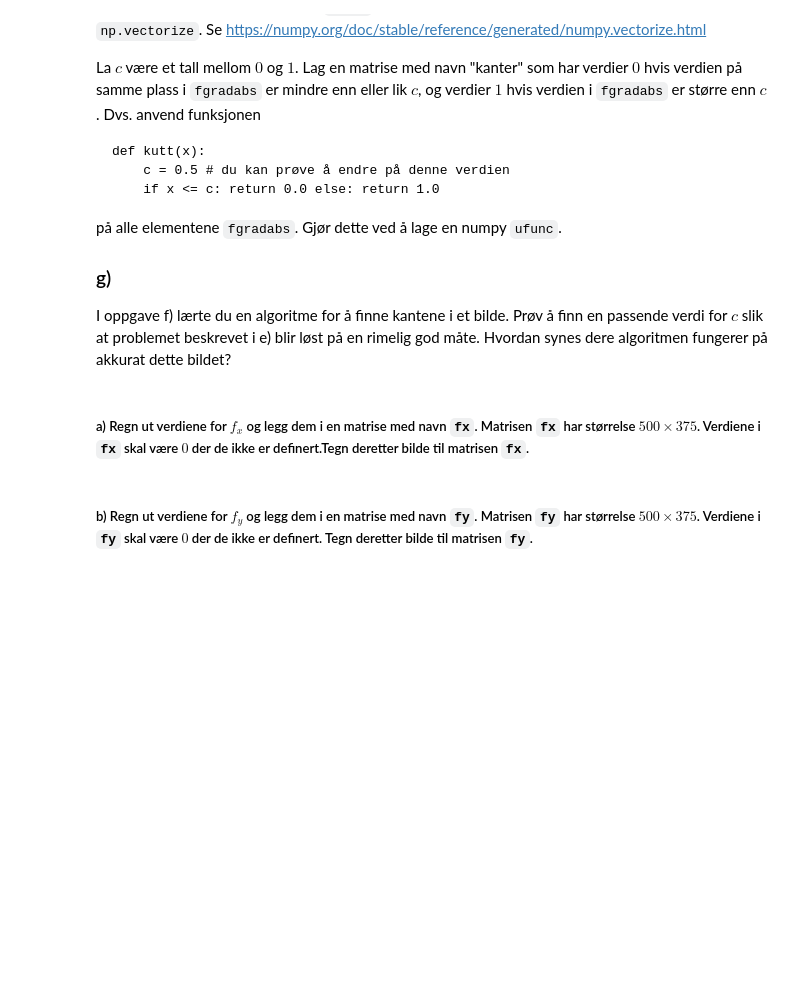
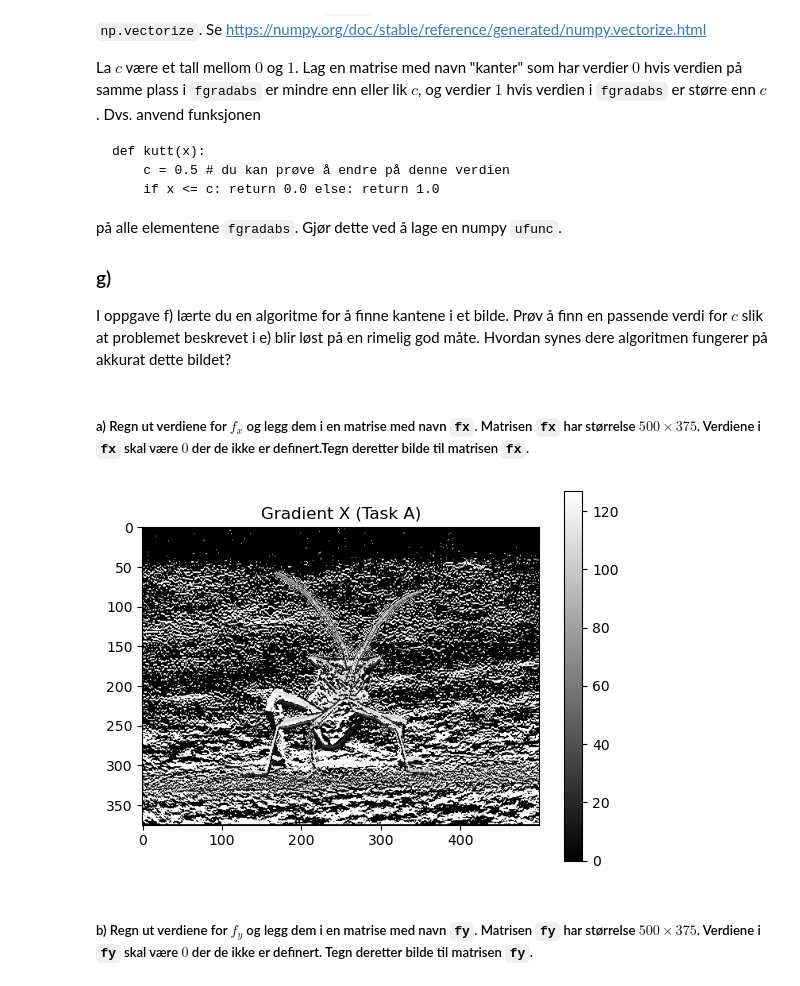
Before and after one commit to Fereshtaha/IMAA2024Prosjekt, a Jupyter notebook: D_data.ipynb, the cells around one changed output. Saved outputs shown, nothing was run; the diff lists cells and outputs as text; code cells hidden in the pictures; blank space fills up the shorter version.

```diff
--- a/D_data.ipynb
+++ b/D_data.ipynb
@@ -91,12 +91,19 @@ blir løst på en rimelig god måte. Hvordan synes dere algoritmen fungerer på
 # %% [markdown]
 ##### a) Regn ut verdiene for $f_x$ og legg dem i en matrise med navn `fx`. Matrisen `fx` har størrelse $500 \times 375$. Verdiene i `fx` skal være $0$ der de ikke er definert.Tegn deretter bilde til matrisen `fx`.
 # %%
-fx = np.zeros_like(picture)
-fx[:, 1:-1] = (picture[:, 2:] - picture[:, :-2]) / 2
+# Task A
+def calculate_fx(picture):
+    fx = np.zeros_like(picture)
+    fx[1:-1, :] = (picture[2:, :] - picture[:-2, :]) / 2
+    return fx
 
+# Beregn og tegn f_x
+fx = calculate_fx(picture)
 plt.imshow(fx, cmap='gray')
-plt.title('Horizontal Gradient - fx')
-plt.axis('off')
+plt.title('Gradient X (Task A)')
+plt.colorbar()
 plt.show()
+# %% [output]
+[figure, added]
 # %% [markdown]
 ##### b) Regn ut verdiene for $f_y$ og legg dem i en matrise med navn `fy`. Matrisen `fy` har størrelse $500 \times 375$. Verdiene i `fy` skal være $0$ der de ikke er definert. Tegn deretter bilde til matrisen `fy`.
```
Also changed, not shown: parts of 16 cells of this notebook.
